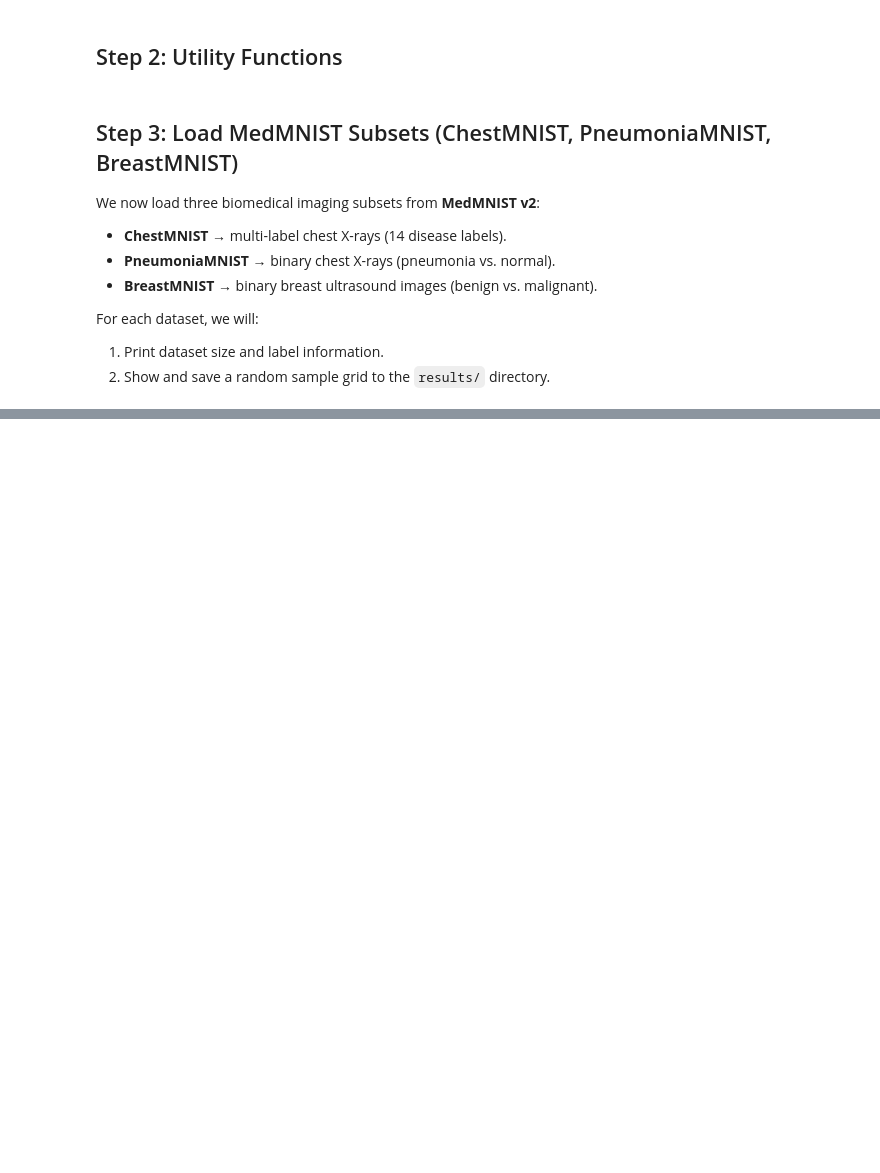
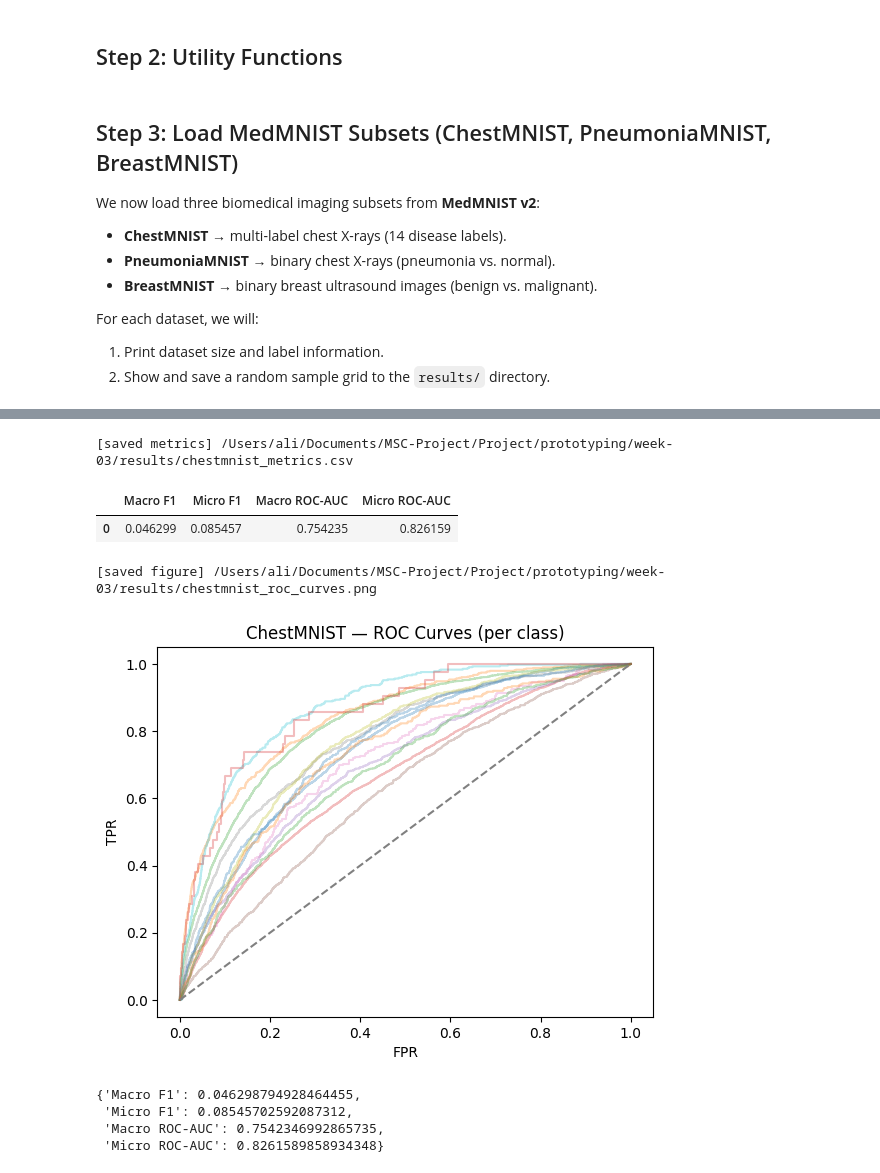
Before and after one commit to theAliHassan/med-analytics-thickdata, a Jupyter notebook: prototyping/week-03/week-03-notebook.ipynb, the cells around one changed output, grey strips where cells are left out. Cells and saved outputs as stored; diff of their text form; code cells hidden in the pictures; blank space fills up the shorter version.

```diff
--- a/prototyping/week-03/week-03-notebook.ipynb
+++ b/prototyping/week-03/week-03-notebook.ipynb
@@ -209,0 +301,19 @@ BreastMNIST     | split=train | size=546 | shape=(1, 28, 28)
+# %%
+BATCH_SIZE = 128
+
+def prepare_loaders(dataset_class, name, transform=transform):
+    train_ds = dataset_class(split="train", download=True, transform=transform, root=DATA_DIR)
+    val_ds   = dataset_class(split="val", download=True, transform=transform, root=DATA_DIR)
+    test_ds  = dataset_class(split="test", download=True, transform=transform, root=DATA_DIR)
+
+    train_loader = DataLoader(train_ds, batch_size=BATCH_SIZE, shuffle=True)
+    val_loader   = DataLoader(val_ds, batch_size=BATCH_SIZE, shuffle=False)
+    test_loader  = DataLoader(test_ds, batch_size=BATCH_SIZE, shuffle=False)
+
+    print(f"{name:<15} | train={len(train_ds)} | val={len(val_ds)} | test={len(test_ds)}")
+    return train_loader, val_loader, test_loader
+
+loaders = {}
+loaders["ChestMNIST"]     = prepare_loaders(ChestMNIST, "ChestMNIST")
+loaders["PneumoniaMNIST"] = prepare_loaders(PneumoniaMNIST, "PneumoniaMNIST")
+loaders["BreastMNIST"]    = prepare_loaders(BreastMNIST, "BreastMNIST")
@@ -209,0 +357,19 @@ BreastMNIST     | split=train | size=546 | shape=(1, 28, 28)
+# %%
+import torch.nn as nn
+import torchvision.models as models
+
+def build_resnet18(num_classes, multi_label=False):
+    # Load pretrained ResNet-18
+    model = models.resnet18(weights="IMAGENET1K_V1")
+
+    # Replace final classification layer
+    in_features = model.fc.in_features
+    model.fc = nn.Linear(in_features, num_classes)
+
+    # Criterion
+    if multi_label:
+        criterion = nn.BCEWithLogitsLoss()
+    else:
+        criterion = nn.CrossEntropyLoss()
+
+    return model.to(DEVICE), criterion
@@ -209,0 +755,13 @@ BreastMNIST     | split=train | size=546 | shape=(1, 28, 28)
+# %%
+# Evaluate ChestMNIST (multi-label)
+evaluate_multilabel(chest_model, loaders["ChestMNIST"][2], "ChestMNIST", num_classes=14)
+# %% [output]
+[saved metrics] /Users/ali/Documents/MSC-Project/Project/prototyping/week-03/results/chestmnist_metrics.csv
+|  | Macro F1 | Micro F1 | Macro ROC-AUC | Micro ROC-AUC |
+| 0 | 0.046299 | 0.085457 | 0.754235 | 0.826159 |
+[saved figure] /Users/ali/Documents/MSC-Project/Project/prototyping/week-03/results/chestmnist_roc_curves.png
+[figure, added]
+{'Macro F1': 0.046298794928464455,
+ 'Micro F1': 0.08545702592087312,
+ 'Macro ROC-AUC': 0.7542346992865735,
+ 'Micro ROC-AUC': 0.8261589858934348}
```
Also changed, not shown: parts of 26 cells of this notebook, 22 other files.
